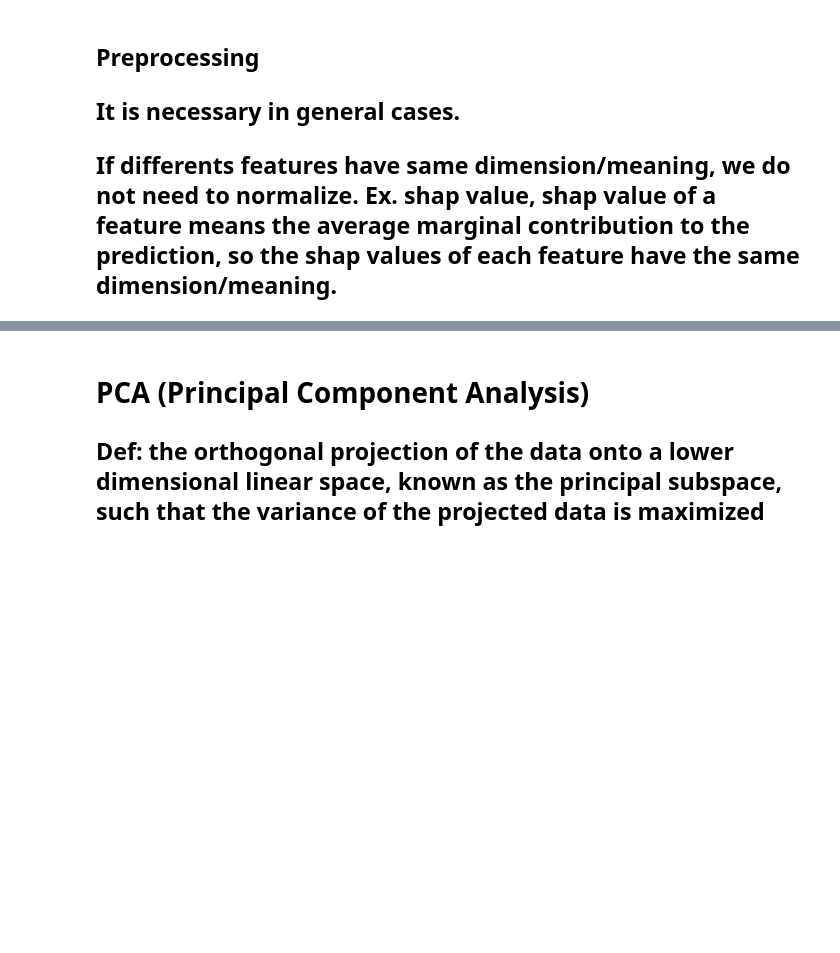
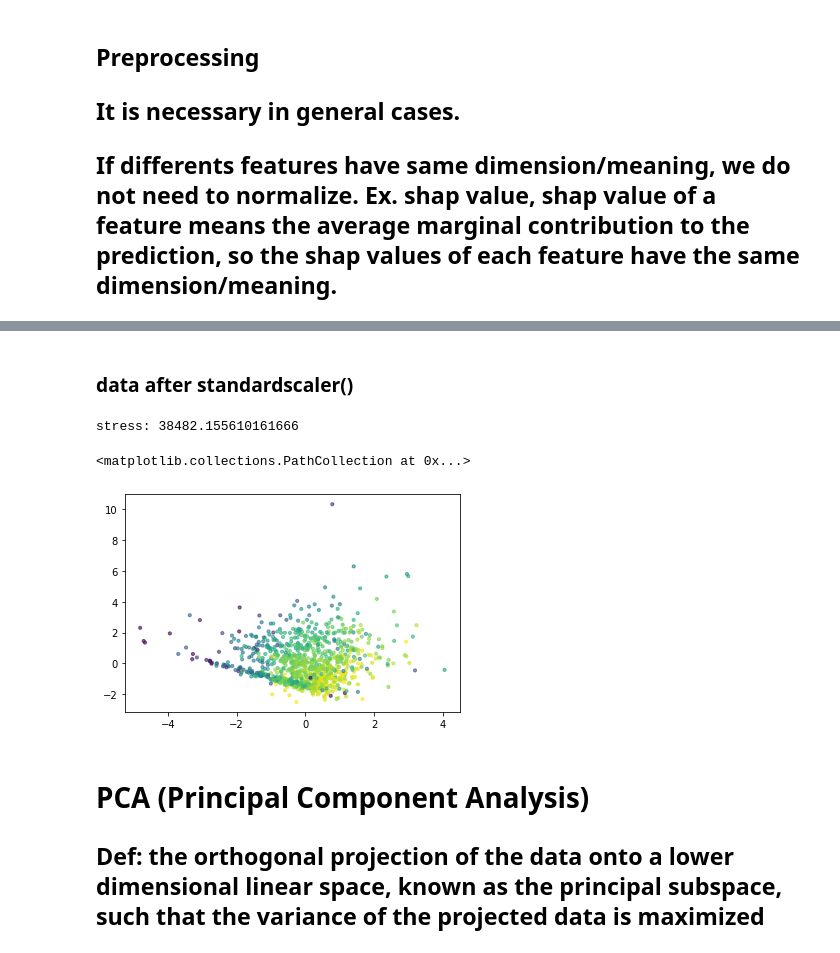
Before and after one commit to WeituoDAI/stage_weituo, a Jupyter notebook: PCA,UMAP,t-SNE.ipynb, the cells around one changed output, grey strips where cells are left out. Cells and saved outputs as stored; diff of their text form; code cells hidden in the pictures; blank space fills up the shorter version.

```diff
--- a/PCA,UMAP,t-SNE.ipynb
+++ b/PCA,UMAP,t-SNE.ipynb
@@ -62,3 +88,13 @@ X_2=StandardScaler().fit_transform(X)
+# %% [markdown]
+### data after standardscaler()
+# %%
+X_mds2= embedding.fit_transform(X_2[:1000])
+print("stress:",embedding.stress_)
+plt.scatter(X_mds2[:,0],X_mds2[:,1],c=mapper_list[:1000], alpha = 0.6, s=10)
+# %% [output]
+stress: 38482.155610161666
+<matplotlib.collections.PathCollection at 0x...>
+[figure, added]
 # %% [markdown]
 # PCA (Principal Component Analysis)
 
```
Also changed, not shown: parts of 9 cells of this notebook.
